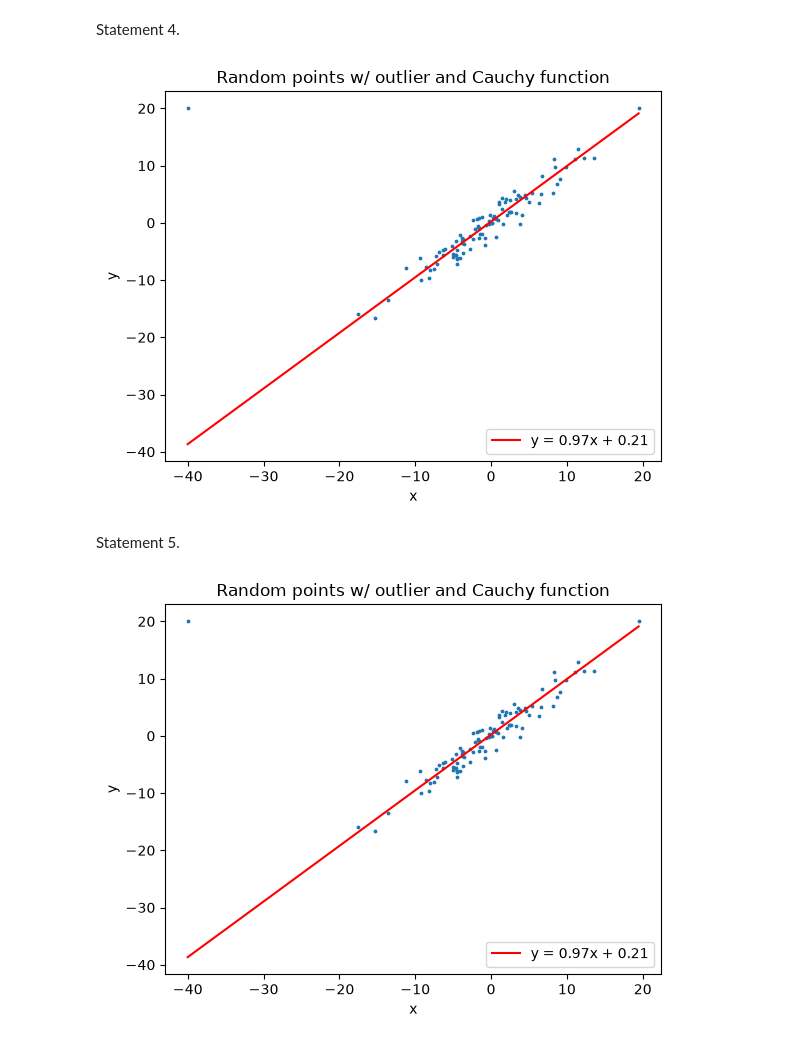
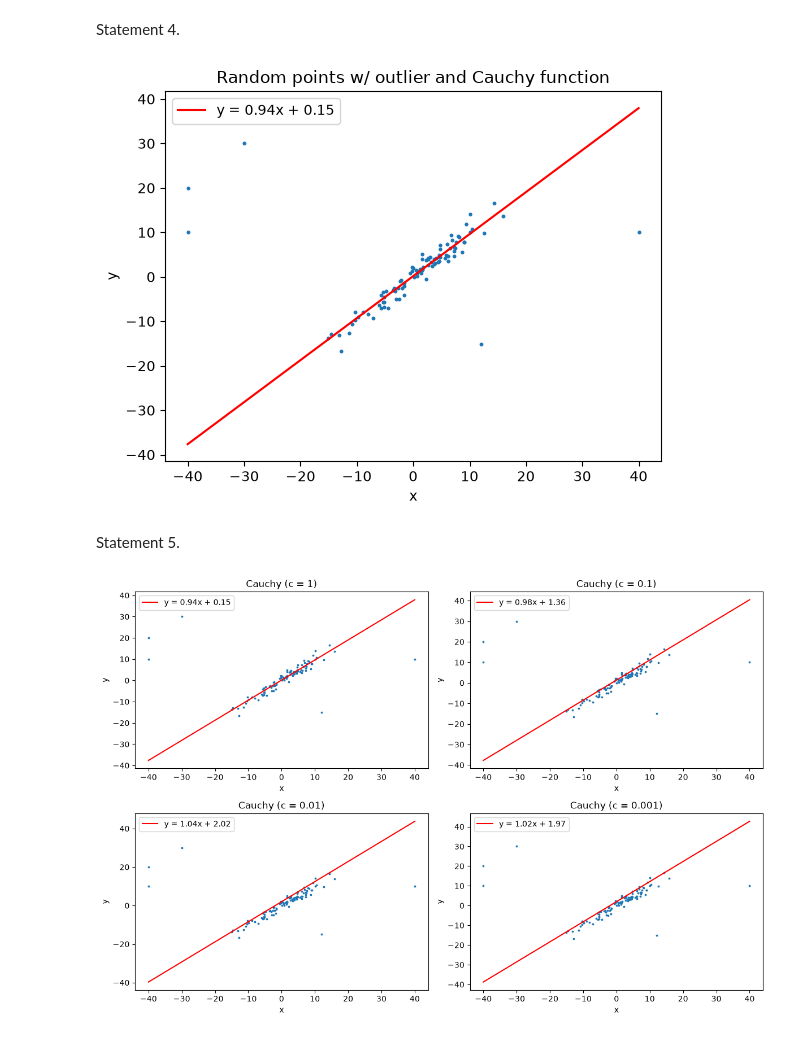
Before and after one commit to babal-singh/Optimization, a Jupyter notebook: Lab_3_Robust_Linear_Regression.ipynb, the cells around one changed output. Drawn from its saved outputs; the diff is of its cells as text; code cells hidden in the pictures.

```diff
--- a/Lab_3_Robust_Linear_Regression.ipynb
+++ b/Lab_3_Robust_Linear_Regression.ipynb
@@ -100,0 +101,14 @@ Text(0.5, 1.0, 'Random points w/ outlier')
+# %%
+points_outl1[2] = [40, 10]
+points_outl1[3] = [12, -15]
+points_outl1[4] = [-30, 30]
+points_outl1[5] = [-40, 10]
+path_ = gradient_descent_backtrack(Q, dQ, (1,2), points_outl1)
+plt.scatter(points_outl1[:, 0], points_outl1[:, 1], s=3)
+x_line_ = np.array([points_outl1[:, 0].min(), points_outl1[:, 0].max()])
+plt.plot(x_line_, path_[-1][0]*x_line_ + path_[-1][1], color="red", label=f"y = {path_[-1][0]:.2f}x + {path_[-1][1]:.2f}")
+plt.xlabel("x")
+plt.ylabel("y")
+plt.legend()
+plt.title("Random points with 5 outlier")
+plt.show()
@@ -187,23 +203,36 @@ plt.legend()
 plt.title("Random points w/ outlier and Cauchy function")
 plt.show()
 # %% [output]
-[figure, old version]
+[figure, new version]
 # %% [markdown]
 Statement 5.
 # %%
-path_ = gradient_descent_backtrack(
-    lambda points_outl1, w_0, w_1: sum_ro_2(points_outl1, w_0, w_1, c=1),
-    lambda points_outl1, w_0, w_1: dro_2(points_outl1, w_0, w_1, c=1),
-    (1., 2.),
-    points_outl1
-)´
-plt.scatter(points_outl1[:, 0], points_outl1[:, 1], s=3)
-x_line_ = np.array([points_outl1[:, 0].min(), points_outl1[:, 0].max()])
-plt.plot(x_line_, path_[-1][0]*x_line_ + path_[-1][1], color="red", label=f"y = {path_[-1][0]:.2f}x + {path_[-1][1]:.2f}")
-plt.xlabel("x")
-plt.ylabel("y")
-plt.legend()
-plt.title("Random points w/ outlier and Cauchy function")
+fig, axes = plt.subplots(2, 2, figsize=(12, 8))
+c_values = [1, 1/10, 1/100, 1/1000]
+x_line = np.array([points_outl1[:, 0].min(), points_outl1[:, 0].max()])
+
+weights = {}
+for i in range(4):
+    c = c_values[i]
+    ax = axes.flat[i]
+
+    path = gradient_descent_backtrack(
+        lambda points, w0, w1: sum_ro_2(points, w0, w1, c=c),
+        lambda points, w0, w1: dro_2(points, w0, w1, c=c),
+        (1., 2.),
+        points_outl1
+    )
+
+    w0, w1 = path[-1]
+    weights[c] = (w0, w1)
+
+    ax.scatter(points_outl1[:, 0], points_outl1[:, 1], s=3)
+    ax.plot(x_line, w0*x_line + w1, color="red",
+            label=f"y = {w0:.2f}x + {w1:.2f}")
+    ax.set(xlabel="x", ylabel="y", title=f"Cauchy (c = {c})")
+    ax.legend()
+
+plt.tight_layout()
 plt.show()
 # %% [output]
-[figure, old version]
+[figure, new version]
```
Also changed, not shown: parts of 10 cells of this notebook.
